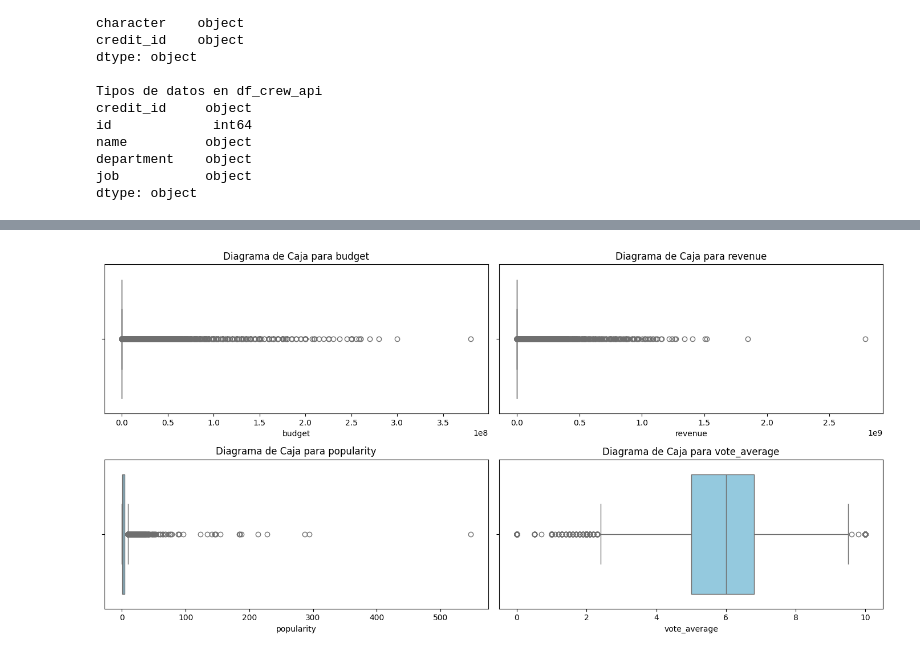
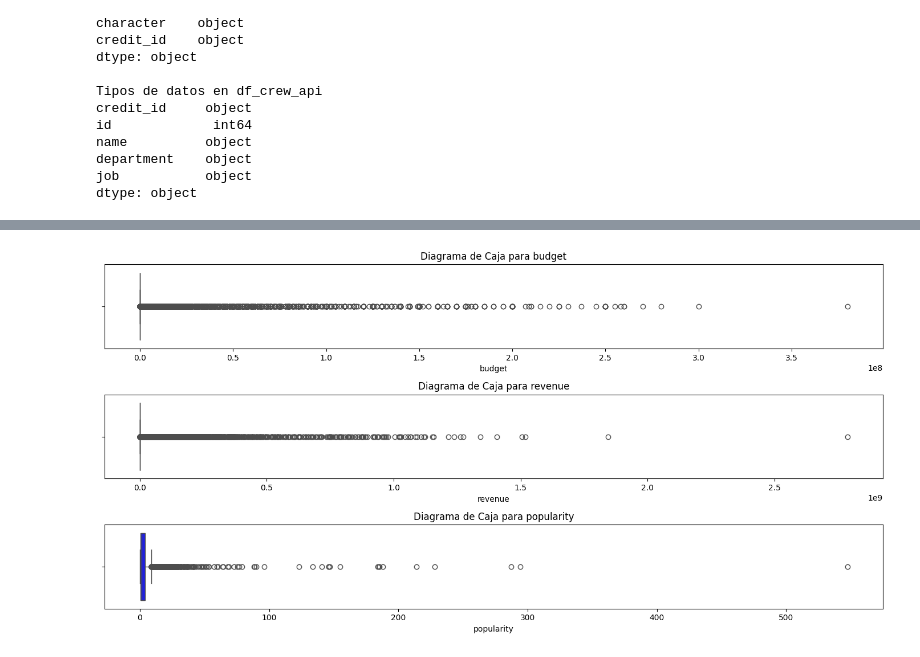
Before and after one commit to AugVe/api_machine-learning-model, a Jupyter notebook: EDA.ipynb, the cells around one changed output, grey strips where cells are left out. Drawn from its saved outputs; the diff is of its cells as text; code cells hidden in the pictures.

```diff
--- a/EDA.ipynb
+++ b/EDA.ipynb
@@ -184,16 +184,12 @@ plt.show()
 # %%
-import matplotlib.pyplot as plt
-import seaborn as sns
-
-
 plt.figure(figsize=(14, 7))
 
-for i, column in enumerate(['budget', 'revenue', 'popularity', 'vote_average'], start=1):
-    plt.subplot(2, 2, i)
-    sns.boxplot(data=df_movies_api_acotado, x=column, color='skyblue')
+for i, column in enumerate(['budget', 'revenue', 'popularity'], start=1):
+    plt.subplot(3, 1, i)
+    sns.boxplot(data=df_movies_api_acotado, x=column, color='blue')
     plt.title(f'Diagrama de Caja para {column}')
 
 plt.tight_layout()
 plt.show()
 # %% [output]
-[figure, old version]
+[figure, new version]
```
Also changed, not shown: parts of 3 cells of this notebook, 3 other files.
